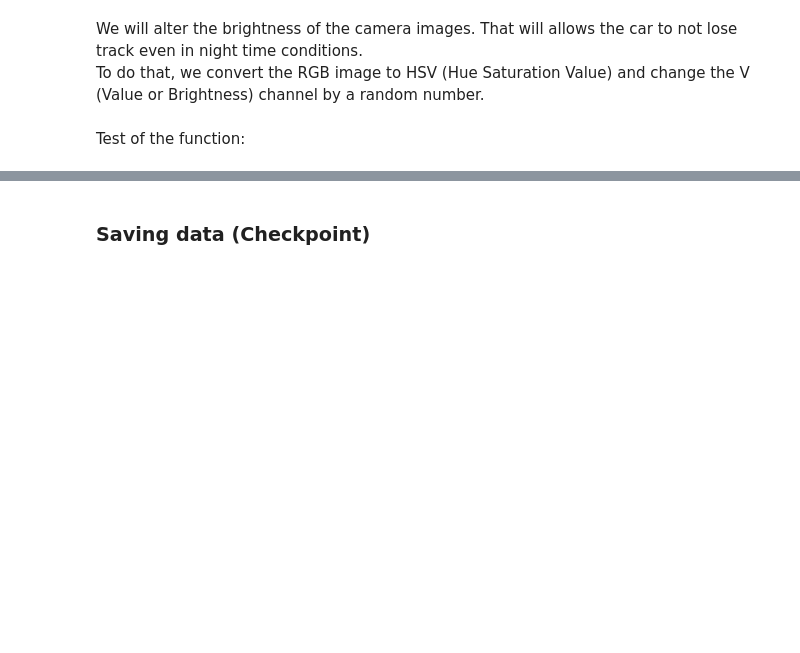
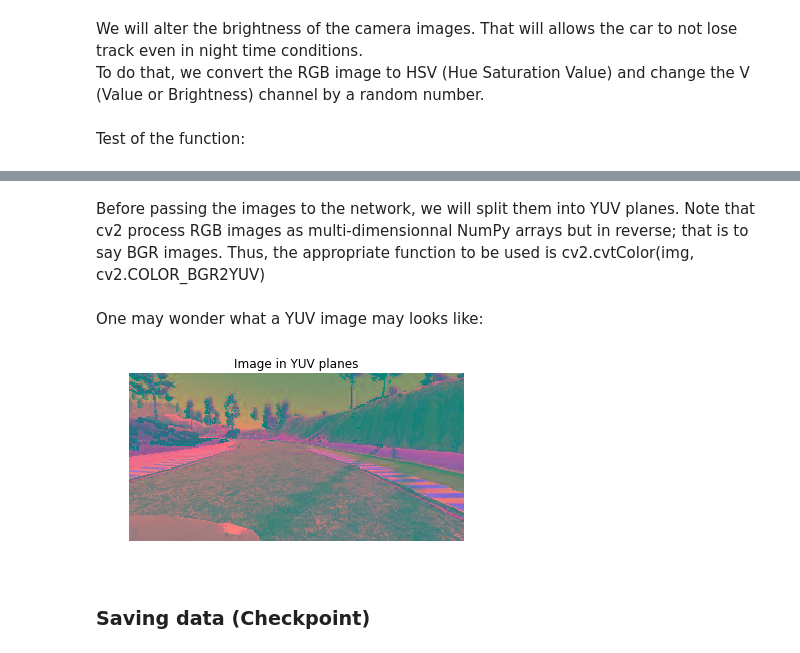
Before and after one commit to MelanVijayaratnam/self-driving, a Jupyter notebook: self-driving.ipynb, the cells around one changed output, grey strips where cells are left out. Cells and saved outputs as stored; diff of their text form; code cells hidden in the pictures; blank space fills up the shorter version.

Commit message:
Transform input image into YUV planes

```diff
--- a/self-driving.ipynb
+++ b/self-driving.ipynb
@@ -306,0 +312,14 @@ Test of the function:
+# %% [markdown]
+Before passing the images to the network, we will split them into YUV planes.
+Note that cv2 process RGB images as multi-dimensionnal NumPy arrays but in reverse; that is to say BGR images. Thus, the appropriate function to be used
+is cv2.cvtColor(img, cv2.COLOR_BGR2YUV)
+# %%
+def convert_YUV(X):
+    X = [cv2.cvtColor(X[i], cv2.COLOR_BGR2YUV)
+         for i in range(X.shape[0])
+        ]
+
+    return X
+# %%
+X_train = convert_YUV(X_train)
+X_valid = convert_YUV(X_valid)
@@ -307,3 +328,13 @@ Test of the function:
+# %% [markdown]
+One may wonder what a YUV image may looks like:
+# %%
+img = X_train[0]
+plt.title("Image in YUV planes")
+plt.axis("off")
+plt.imshow(img)
+plt.show()
+# %% [output]
+[figure, added]
 # %% [markdown]
 <h3>Saving data (Checkpoint)</h3>
 # %%
```
Also changed, not shown: parts of 17 cells of this notebook.
